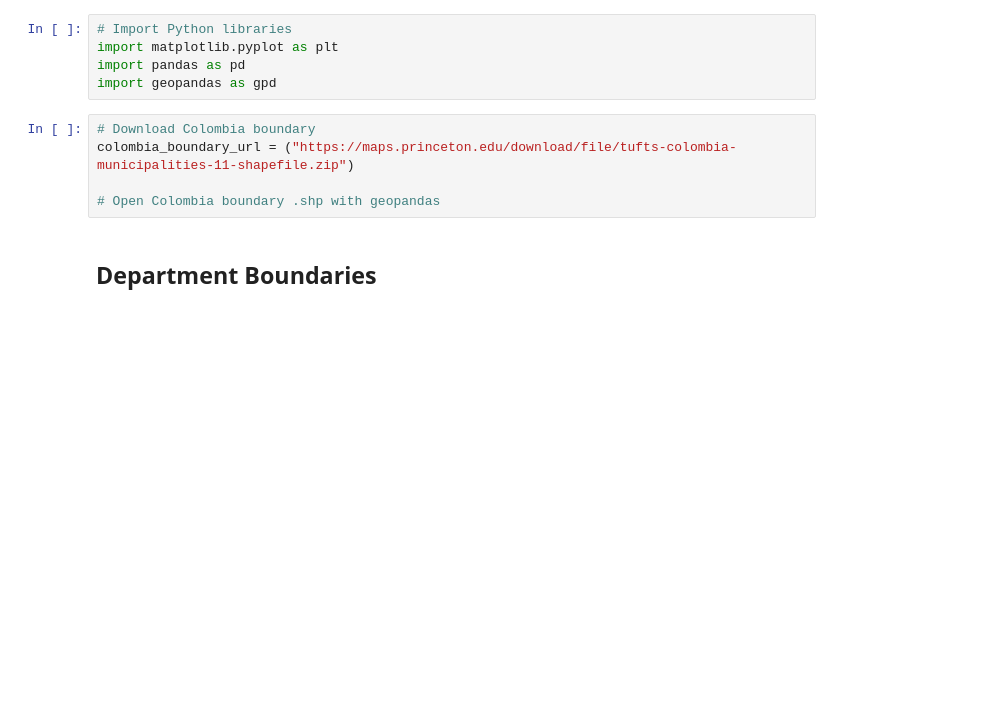
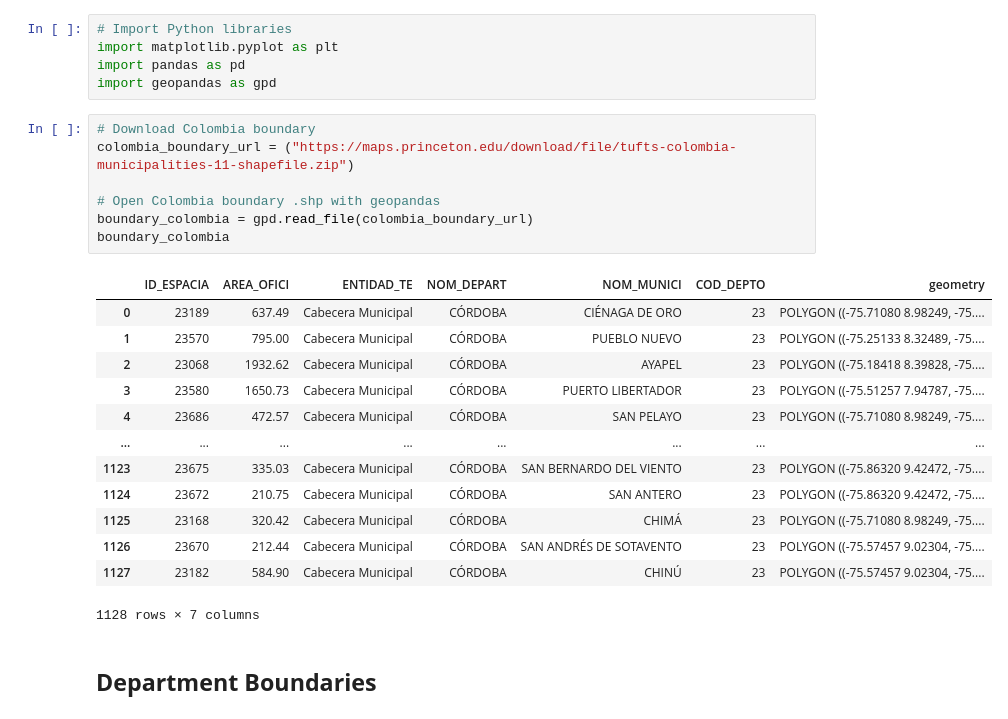
Before and after one commit to rlopezmo1988/03-geopark-vector-data, a Jupyter notebook: notebooks/geopark-vector-data-empty.ipynb, the cells around one changed output. Drawn from its saved outputs; the diff is of its cells as text; blank space fills up the shorter version.

```diff
--- a/notebooks/geopark-vector-data-empty.ipynb
+++ b/notebooks/geopark-vector-data-empty.ipynb
@@ -20,8 +20,24 @@ import geopandas as gpd
 # %%
 # Download Colombia boundary
 colombia_boundary_url = ("https://maps.princeton.edu/download/file/tufts-colombia-municipalities-11-shapefile.zip")
 
 # Open Colombia boundary .shp with geopandas
+boundary_colombia = gpd.read_file(colombia_boundary_url)
+boundary_colombia
+# %% [output]
+|  | ID_ESPACIA | AREA_OFICI | ENTIDAD_TE | NOM_DEPART | NOM_MUNICI | COD_DEPTO | geometry |
+| 0 | 23189 | 637.49 | Cabecera Municipal | CÓRDOBA | CIÉNAGA DE ORO | 23 | POLYGON ((-75.71080 8.98249, -75.... |
+| 1 | 23570 | 795.00 | Cabecera Municipal | CÓRDOBA | PUEBLO NUEVO | 23 | POLYGON ((-75.25133 8.32489, -75.... |
+| 2 | 23068 | 1932.62 | Cabecera Municipal | CÓRDOBA | AYAPEL | 23 | POLYGON ((-75.18418 8.39828, -75.... |
+| 3 | 23580 | 1650.73 | Cabecera Municipal | CÓRDOBA | PUERTO LIBERTADOR | 23 | POLYGON ((-75.51257 7.94787, -75.... |
+| 4 | 23686 | 472.57 | Cabecera Municipal | CÓRDOBA | SAN PELAYO | 23 | POLYGON ((-75.71080 8.98249, -75.... |
+| ... | ... | ... | ... | ... | ... | ... | ... |
+| 1123 | 23675 | 335.03 | Cabecera Municipal | CÓRDOBA | SAN BERNARDO DEL VIENTO | 23 | POLYGON ((-75.86320 9.42472, -75.... |
+| 1124 | 23672 | 210.75 | Cabecera Municipal | CÓRDOBA | SAN ANTERO | 23 | POLYGON ((-75.86320 9.42472, -75.... |
+| 1125 | 23168 | 320.42 | Cabecera Municipal | CÓRDOBA | CHIMÁ | 23 | POLYGON ((-75.71080 8.98249, -75.... |
+| 1126 | 23670 | 212.44 | Cabecera Municipal | CÓRDOBA | SAN ANDRÉS DE SOTAVENTO | 23 | POLYGON ((-75.57457 9.02304, -75.... |
+| 1127 | 23182 | 584.90 | Cabecera Municipal | CÓRDOBA | CHINÚ | 23 | POLYGON ((-75.57457 9.02304, -75.... |
+1128 rows × 7 columns
 # %% [markdown]
 ## **Department Boundaries**
 # %%
```
Also changed, not shown: parts of 2 cells of this notebook.
